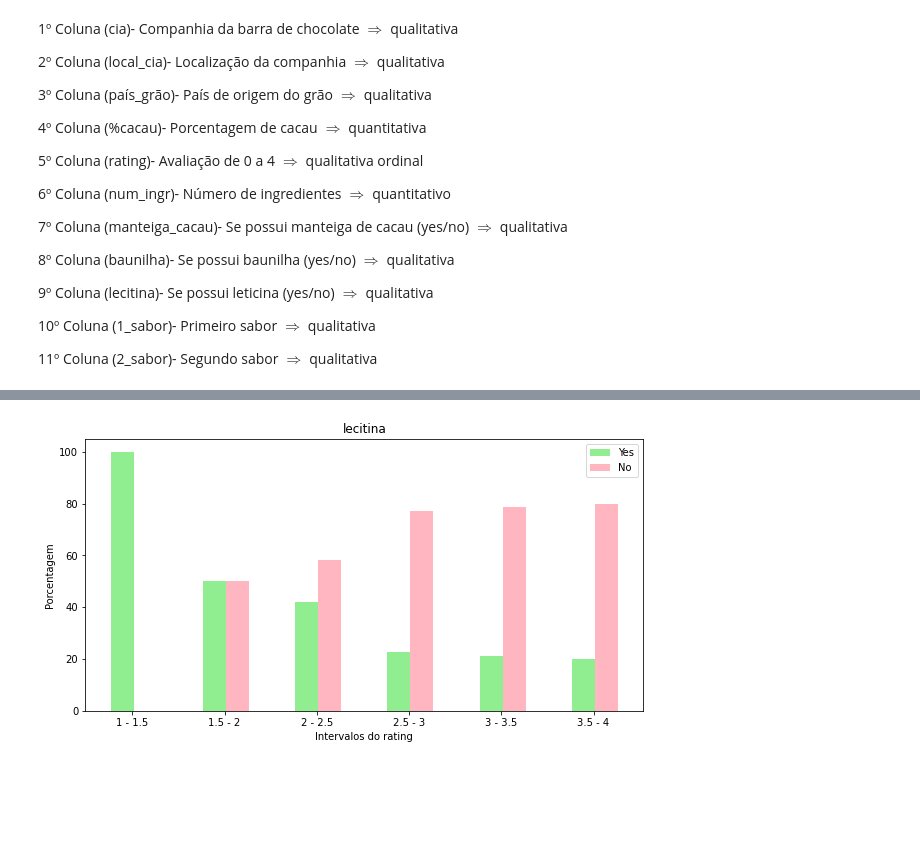
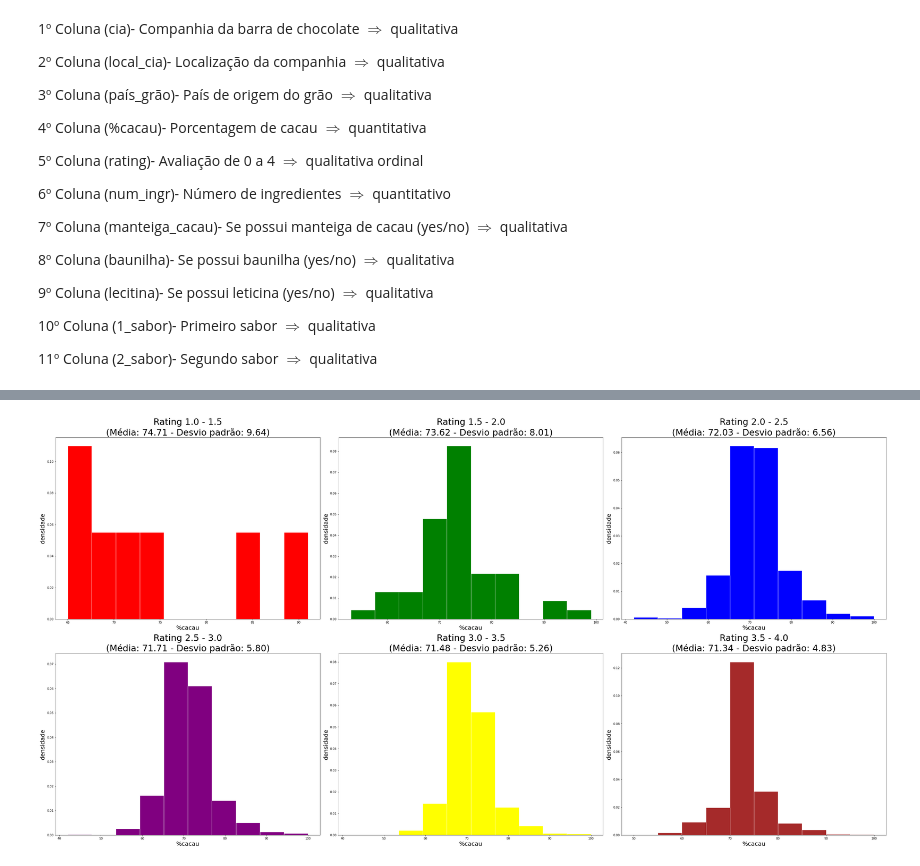
Before and after one commit to Pedro2712/Projeto_2-ciedados, a Jupyter notebook: Projeto 2 - Ciedados.ipynb, the cells around one changed output, grey strips where cells are left out. Drawn from its saved outputs; the diff is of its cells as text; code cells hidden in the pictures; blank space fills up the shorter version.

```diff
--- a/Projeto 2 - Ciedados.ipynb
+++ b/Projeto 2 - Ciedados.ipynb
@@ -282,4 +335,22 @@ yes_no("baunilha")
-# %%
-yes_no("lecitina")
-# %% [output]
-[figure, removed]
+# %%
+# %cacau x rating
+
+plt.figure(figsize=(40,30))
+cor = ["red","green","blue","purple","yellow","brown"]
+i = 0.5
+j=1
+while i+0.5<4:
+    a = dados.loc[(dados.rating>=i) & (dados.rating<i+1.5),["%cacau"]]
+    i+=0.5
+    b = a.mean()
+    c = a.std()
+    plt.subplot(3,3,j)
+    plt.hist(a,bins=10, density=True, color=cor[j-1], edgecolor="w")
+    plt.title(f"Rating {i} - {i+0.5}\n(Média: {b[0]:.2f} - Desvio padrão: {c[0]:.2f})", fontsize=30)
+    plt.ylabel("densidade", fontsize=20)
+    plt.xlabel("%cacau", fontsize=20)
+    j+=1
+
+plt.tight_layout()
+# %% [output]
+[figure, added]
```
Also changed, not shown: parts of 24 cells of this notebook.
